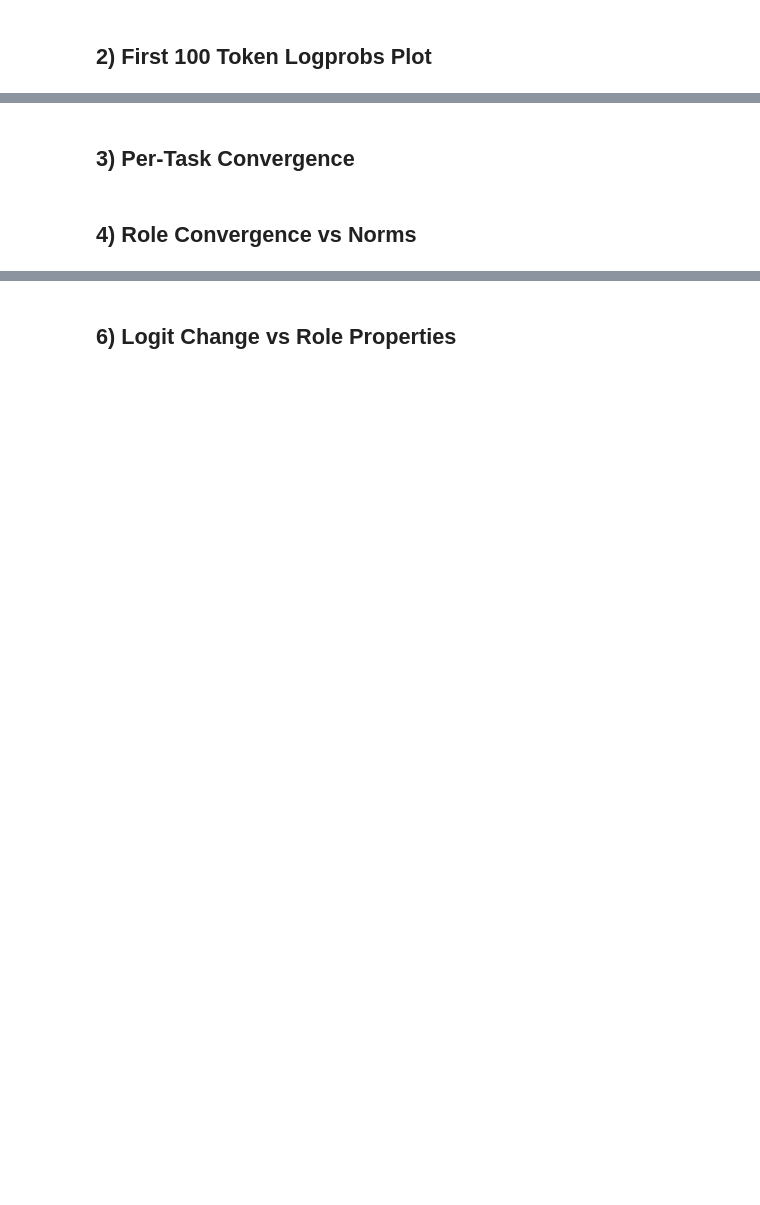
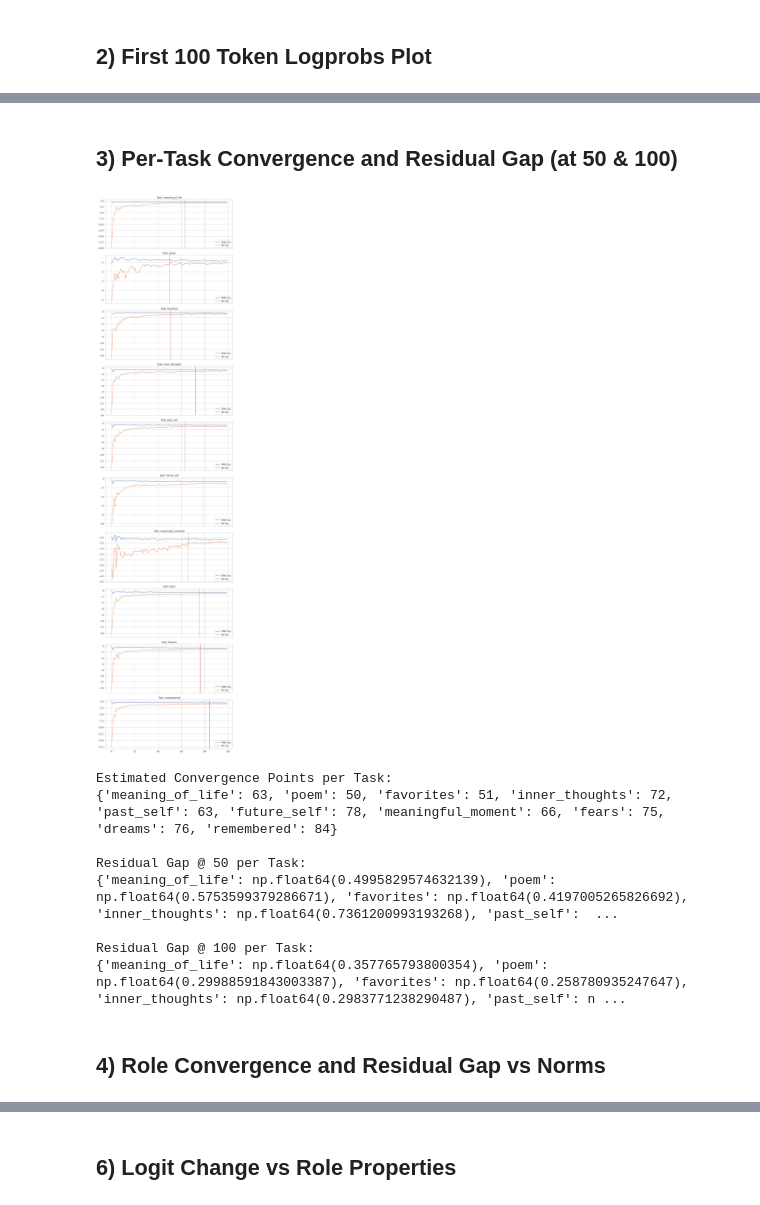
Before and after one commit to ndelaneybusch/animacy, a Jupyter notebook: results/logits/analysis/logits_results.ipynb, the cells around one changed output, grey strips where cells are left out. Saved outputs shown, nothing was run; the diff lists cells and outputs as text; code cells hidden in the pictures; blank space fills up the shorter version.

```diff
--- a/results/logits/analysis/logits_results.ipynb
+++ b/results/logits/analysis/logits_results.ipynb
@@ -96,7 +118,3 @@ print(dev_df)
-# %%
-df_full["any_deviation"] = df_full[deviation_cols].any(axis=1)
-sns.scatterplot(data=df_full.loc[df_full['any_deviation']], x='average_log_probs_no_sys', y='average_log_probs')
-plt.show()
 # %% [markdown]
 ## 1b) Distinguishing Role-Specific vs Generic Deviations
 
@@ -200,43 +220,67 @@ plt.show()
 # %% [markdown]
-## 3) Per-Task Convergence
+## 3) Per-Task Convergence and Residual Gap (at 50 & 100)
 # %%
+def get_residual_gap_at_k(traj_sys, traj_no_sys, k):
+    if k >= len(traj_sys):
+        return np.nan
+    return np.abs(traj_sys[k] - traj_no_sys[k])
+
 tasks = df_clean['task_name'].unique()
 task_convergence = {}
+task_residual_gap_50 = {}
+task_residual_gap_100 = {}
 
 fig, axes = plt.subplots(len(tasks), 1, figsize=(10, 4*len(tasks)), sharex=True)
 if len(tasks) == 1: axes = [axes]
 
 for i, task in enumerate(tasks):
     task_df = df_clean[df_clean['task_name'] == task]
 
     traj_sys = get_avg_trajectory(task_df['first_100_response_log_probs'])
     traj_no_sys = get_avg_trajectory(task_df['first_100_response_log_probs_no_sys'])
 
     ax = axes[i]
     ax.plot(traj_sys, label='With Sys')
     ax.plot(traj_no_sys, label='No Sys')
     ax.set_title(f'Task: {task}')
     ax.legend()
 
     # Estimate convergence: first index where diff < 0.5 for 5 consecutive tokens
     diff = np.abs(traj_sys - traj_no_sys)
     conv_idx = np.nan
     for idx in range(len(diff) - 5):
         if np.all(diff[idx:idx+5] < 0.5):
             conv_idx = idx
             break
 
     task_convergence[task] = conv_idx
+    task_residual_gap_50[task] = get_residual_gap_at_k(traj_sys, traj_no_sys, 49) # 0-indexed
+    task_residual_gap_100[task] = get_residual_gap_at_k(traj_sys, traj_no_sys, 99) # 0-indexed
+
     if not np.isnan(conv_idx):
         ax.axvline(conv_idx, color='r', linestyle='--', label=f'Conv: {conv_idx}')
 
 plt.tight_layout()
 plt.show()
 
 print("Estimated Convergence Points per Task:")
 print(task_convergence)
+print("\nResidual Gap @ 50 per Task:")
+print(task_residual_gap_50)
+print("\nResidual Gap @ 100 per Task:")
+print(task_residual_gap_100)
+# %% [output]
+[figure, added]
+Estimated Convergence Points per Task:
+{'meaning_of_life': 63, 'poem': 50, 'favorites': 51, 'inner_thoughts': 72, 'past_self': 63, 'future_self': 78, 'meaningful_moment': 66, 'fears': 75, 'dreams': 76, 'remembered': 84}
+
+Residual Gap @ 50 per Task:
+{'meaning_of_life': np.float64(0.4995829574632139), 'poem': np.float64(0.5753599379286671), 'favorites': np.float64(0.4197005265826692), 'inner_thoughts': np.float64(0.7361200993193268), 'past_self':  ...
+
+Residual Gap @ 100 per Task:
+{'meaning_of_life': np.float64(0.357765793800354), 'poem': np.float64(0.29988591843003387), 'favorites': np.float64(0.258780935247647), 'inner_thoughts': np.float64(0.2983771238290487), 'past_self': n ...
 # %% [markdown]
-## 4) Role Convergence vs Norms
+## 4) Role Convergence and Residual Gap vs Norms
 # %%
 roles = df_clean['role_name'].unique()
 role_convergence = {}
```
Also changed, not shown: parts of 9 cells of this notebook.
